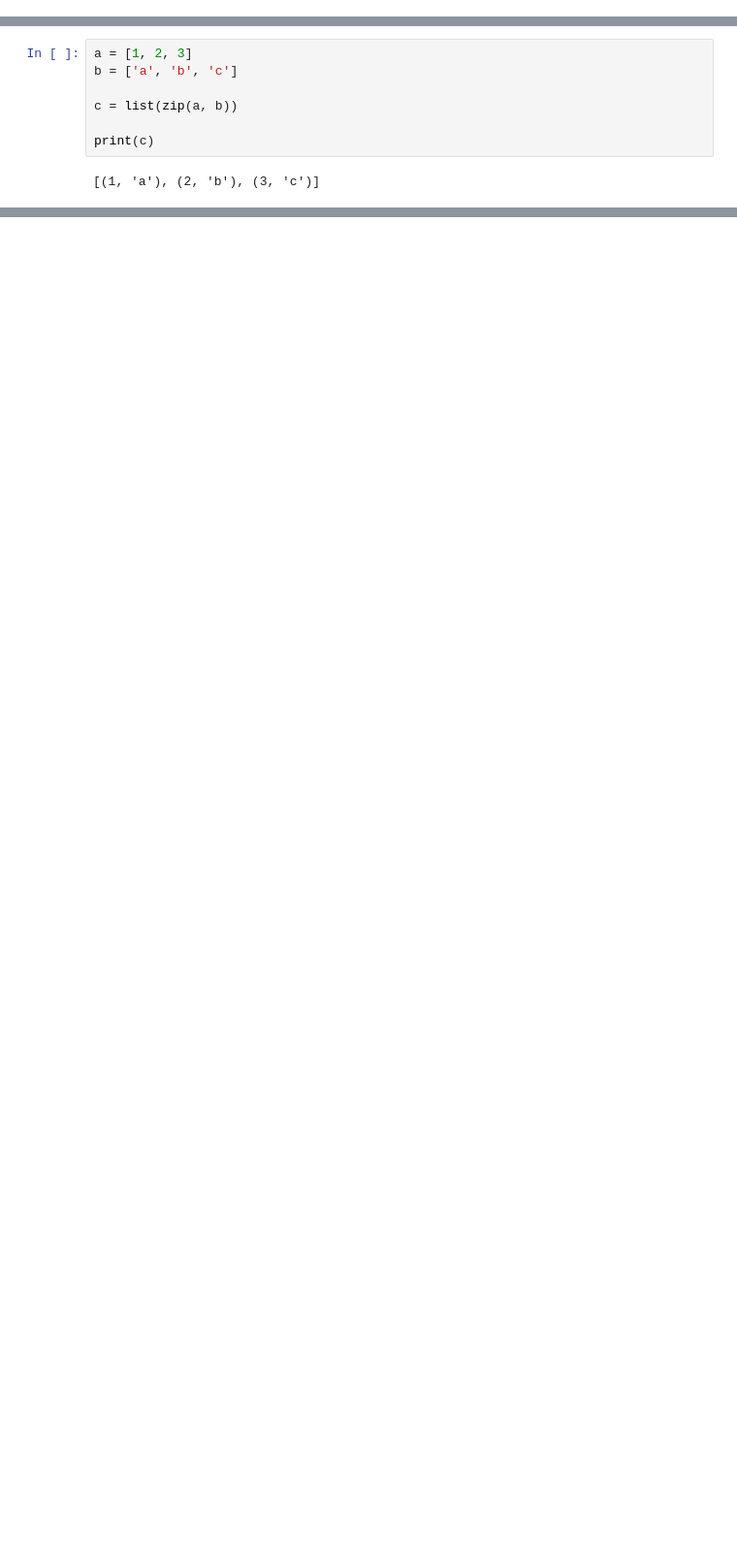
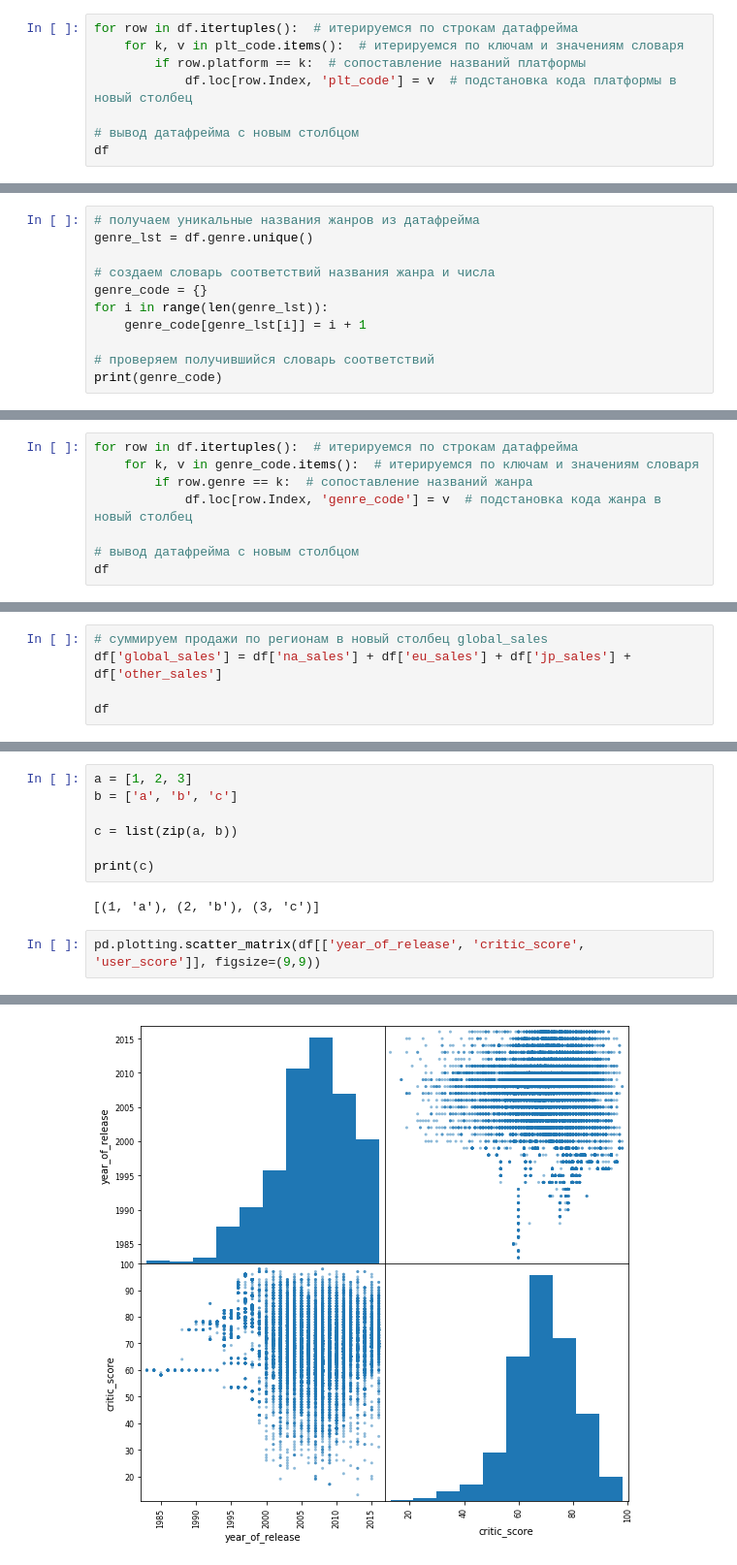
Before and after one commit to nktnlx/data_analysis_portfolio, a Jupyter notebook: video_games_sales.ipynb, the cells around one changed output, grey strips where cells are left out. Shown at 97% size. Cells and saved outputs as stored; diff of their text form; blank space fills up the shorter version.

```diff
--- a/video_games_sales.ipynb
+++ b/video_games_sales.ipynb
@@ -762,0 +1036,8 @@ dtype: int64
+# %%
+for row in df.itertuples():  # итерируемся по строкам датафрейма
+    for k, v in plt_code.items():  # итерируемся по ключам и значениям словаря
+        if row.platform == k:  # сопоставление названий платформы
+            df.loc[row.Index, 'plt_code'] = v  # подстановка кода платформы в новый столбец
+
+# вывод датафрейма с новым столбцом
+df
@@ -762,0 +1068,11 @@ dtype: int64
+# %%
+# получаем уникальные названия жанров из датафрейма
+genre_lst = df.genre.unique()
+
+# создаем словарь соответствий названия жанра и числа
+genre_code = {}
+for i in range(len(genre_lst)):
+    genre_code[genre_lst[i]] = i + 1
+
+# проверяем получившийся словарь соответствий
+print(genre_code)
@@ -762,0 +1081,8 @@ dtype: int64
+# %%
+for row in df.itertuples():  # итерируемся по строкам датафрейма
+    for k, v in genre_code.items():  # итерируемся по ключам и значениям словаря
+        if row.genre == k:  # сопоставление названий жанра
+            df.loc[row.Index, 'genre_code'] = v  # подстановка кода жанра в новый столбец
+
+# вывод датафрейма с новым столбцом
+df
@@ -762,0 +1113,5 @@ dtype: int64
+# %%
+# суммируем продажи по регионам в новый столбец global_sales
+df['global_sales'] = df['na_sales'] + df['eu_sales'] + df['jp_sales'] + df['other_sales']
+
+df
@@ -792,3 +1207,6 @@ c = list(zip(a, b))
 print(c)
 # %% [output]
 [(1, 'a'), (2, 'b'), (3, 'c')]
+# %%
+pd.plotting.scatter_matrix(df[['year_of_release', 'critic_score', 'user_score']], figsize=(9,9))
+# %% [output]
@@ -794,0 +1218 @@ print(c)
+[figure, added]
```
Also changed, not shown: parts of 90 cells of this notebook.
